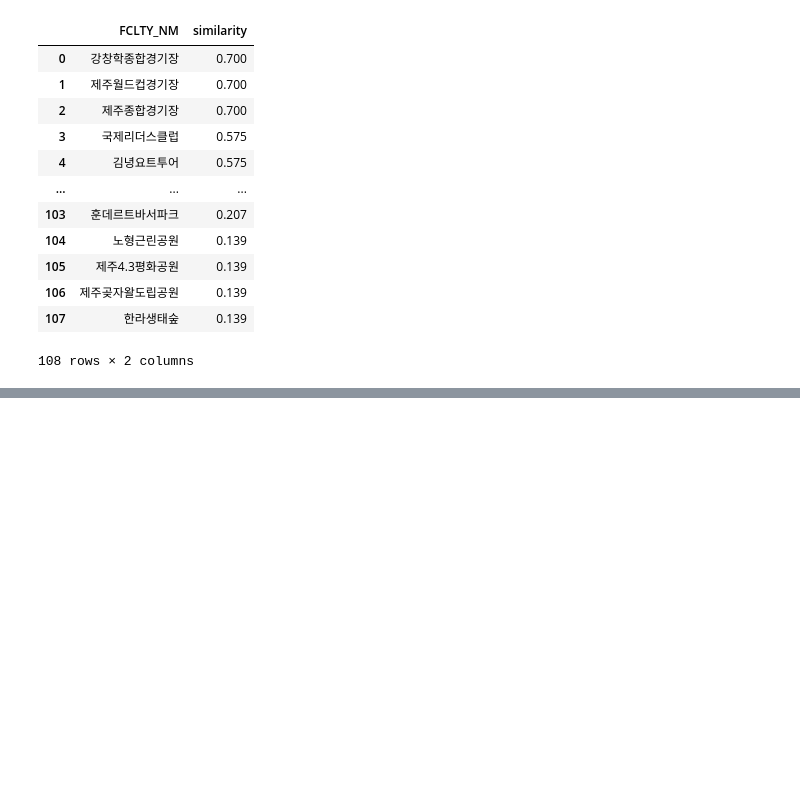
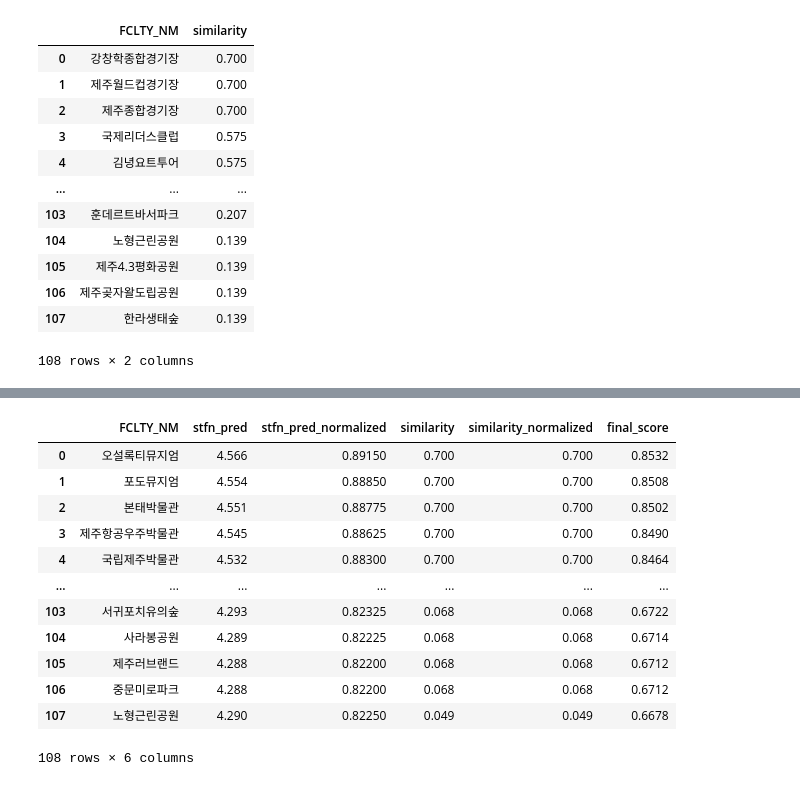
Before and after one commit to hanhee-cho/DA36_mini2_Jeju_for_All, a Jupyter notebook: final_score.ipynb, the cells around one changed output, grey strips where cells are left out. Saved outputs shown, nothing was run; the diff lists cells and outputs as text; code cells hidden in the pictures; blank space fills up the shorter version.

```diff
--- a/final_score.ipynb
+++ b/final_score.ipynb
@@ -378,10 +372,9 @@ def combine_recommendations(gender, age_group, comp_num, styl5, styl6, styl7, st
     combined_df = pd.merge(reg_df, content_df, on='FCLTY_NM', how='inner')
     combined_df['final_score'] = combined_df['stfn_pred_normalized'] * 0.8 + combined_df['similarity_normalized'] * 0.2
     final_recommendations = combined_df.sort_values(by='final_score', ascending=False).reset_index(drop=True)
-    top_10_places = final_recommendations.head(10)
-
-    return top_10_places['FCLTY_NM'].tolist()
-    # return final_recommendations
+    # top_10_places = final_recommendations.head(10)
+    # return top_10_places['FCLTY_NM'].tolist()
+    return final_recommendations
 # %%
 # combine_recommendations(gender, age_group, comp_num, styl5, styl6, styl7, styl8, selected_category, ct_sim, main_df, cb_reg, places, cat_features)
 combine_recommendations(1,20,2,1,4,5,4,'대형체육시설',ct_sim, main_df)
@@ -398,0 +395,16 @@ combine_recommendations(1,20,2,1,4,5,4,'대형체육시설',ct_sim, main_df)
+# %%
+combine_recommendations(1,20,3,7,2,3,6,'전시/기념관',ct_sim, main_df)
+# %% [output]
+|  | FCLTY_NM | stfn_pred | stfn_pred_normalized | similarity | similarity_normalized | final_score |
+| 0 | 오설록티뮤지엄 | 4.566 | 0.89150 | 0.700 | 0.700 | 0.8532 |
+| 1 | 포도뮤지엄 | 4.554 | 0.88850 | 0.700 | 0.700 | 0.8508 |
+| 2 | 본태박물관 | 4.551 | 0.88775 | 0.700 | 0.700 | 0.8502 |
+| 3 | 제주항공우주박물관 | 4.545 | 0.88625 | 0.700 | 0.700 | 0.8490 |
+| 4 | 국립제주박물관 | 4.532 | 0.88300 | 0.700 | 0.700 | 0.8464 |
+| ... | ... | ... | ... | ... | ... | ... |
+| 103 | 서귀포치유의숲 | 4.293 | 0.82325 | 0.068 | 0.068 | 0.6722 |
+| 104 | 사라봉공원 | 4.289 | 0.82225 | 0.068 | 0.068 | 0.6714 |
+| 105 | 제주러브랜드 | 4.288 | 0.82200 | 0.068 | 0.068 | 0.6712 |
+| 106 | 중문미로파크 | 4.288 | 0.82200 | 0.068 | 0.068 | 0.6712 |
+| 107 | 노형근린공원 | 4.290 | 0.82250 | 0.049 | 0.049 | 0.6678 |
+108 rows × 6 columns
```
Also changed, not shown: parts of 8 cells of this notebook.
